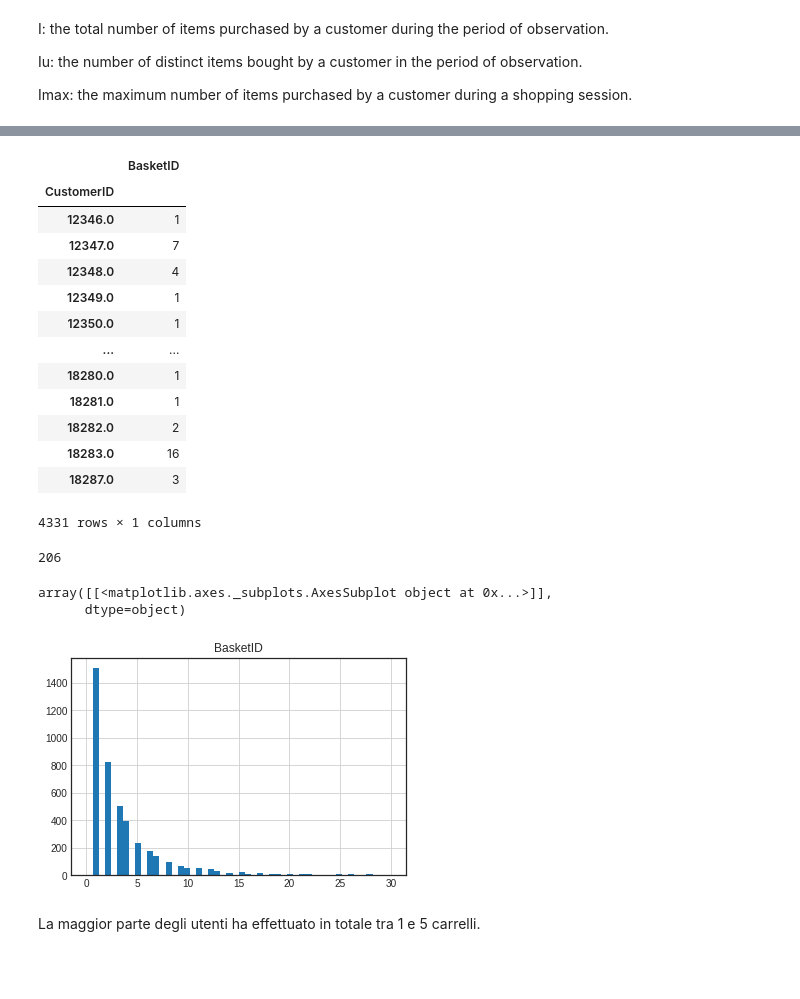
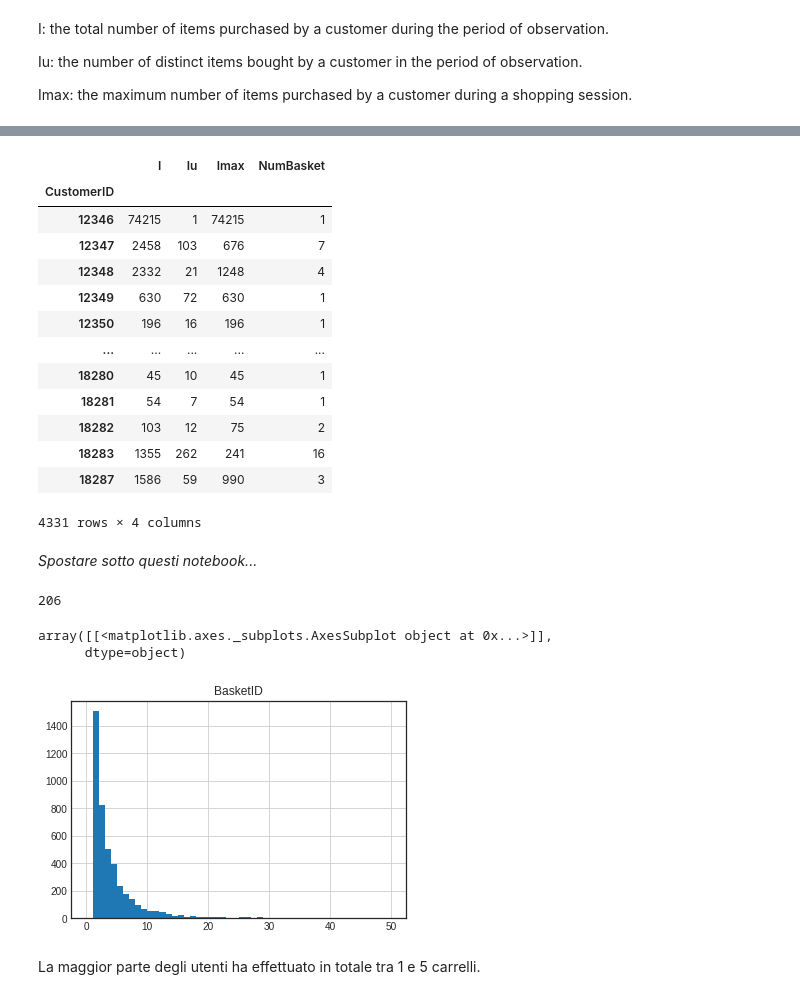
Before and after one commit to saramont/customer_supermarket_analysis, a Jupyter notebook: data_transformation.ipynb, the cells around one changed output, grey strips where cells are left out. Drawn from its saved outputs; the diff is of its cells as text; code cells hidden in the pictures; blank space fills up the shorter version.

```diff
--- a/data_transformation.ipynb
+++ b/data_transformation.ipynb
@@ -31,2 +31,2 @@ df.head(30)
 # %%
-df['BasketDate'] = pd.to_datetime(df['BasketDate'], format="%Y-%m-%d %H:%M:%S").copy()
+df['BasketDate'] = pd.to_datetime(df['BasketDate'], format="%Y-%m-%d %H:%M:%S")
@@ -130,31 +77,35 @@ Imax: the maximum number of items purchased by a customer during a shopping sess
 # %%
 df_n_basket_per_user = df.groupby('CustomerID').aggregate({'BasketID':'nunique'})
-df_n_basket_per_user
+df_n_basket_per_user.rename(columns={'BasketID':'NumBasket'}, inplace=True)
+df_customer['NumBasket'] = df_n_basket_per_user['NumBasket']
+df_customer
 # %% [output]
-|  | BasketID |
-| CustomerID |  |
-| 12346.0 | 1 |
-| 12347.0 | 7 |
-| 12348.0 | 4 |
-| 12349.0 | 1 |
-| 12350.0 | 1 |
-| ... | ... |
-| 18280.0 | 1 |
-| 18281.0 | 1 |
-| 18282.0 | 2 |
-| 18283.0 | 16 |
-| 18287.0 | 3 |
+|  | I | Iu | Imax | NumBasket |
+| CustomerID |  |  |  |  |
+| 12346 | 74215 | 1 | 74215 | 1 |
+| 12347 | 2458 | 103 | 676 | 7 |
+| 12348 | 2332 | 21 | 1248 | 4 |
+| 12349 | 630 | 72 | 630 | 1 |
+| 12350 | 196 | 16 | 196 | 1 |
+| ... | ... | ... | ... | ... |
+| 18280 | 45 | 10 | 45 | 1 |
+| 18281 | 54 | 7 | 54 | 1 |
+| 18282 | 103 | 12 | 75 | 2 |
+| 18283 | 1355 | 262 | 241 | 16 |
+| 18287 | 1586 | 59 | 990 | 3 |
-4331 rows × 1 columns
+4331 rows × 4 columns
+# %% [markdown]
+*Spostare sotto questi notebook...*
 # %%
 df_n_basket_per_user['BasketID'].max()
 # %% [output]
 206
 # %%
-df_n_basket_per_user.hist(bins=50, range=[0,30])
+df_n_basket_per_user.hist(bins=50, range=[0,50])
 # %% [output]
 array([[<matplotlib.axes._subplots.AxesSubplot object at 0x...>]],
       dtype=object)
-[figure, old version]
+[figure, new version]
 # %% [markdown]
 La maggior parte degli utenti ha effettuato in totale tra 1 e 5 carrelli.
 # %%
```
Also changed, not shown: parts of 17 cells of this notebook, 2 other files.
